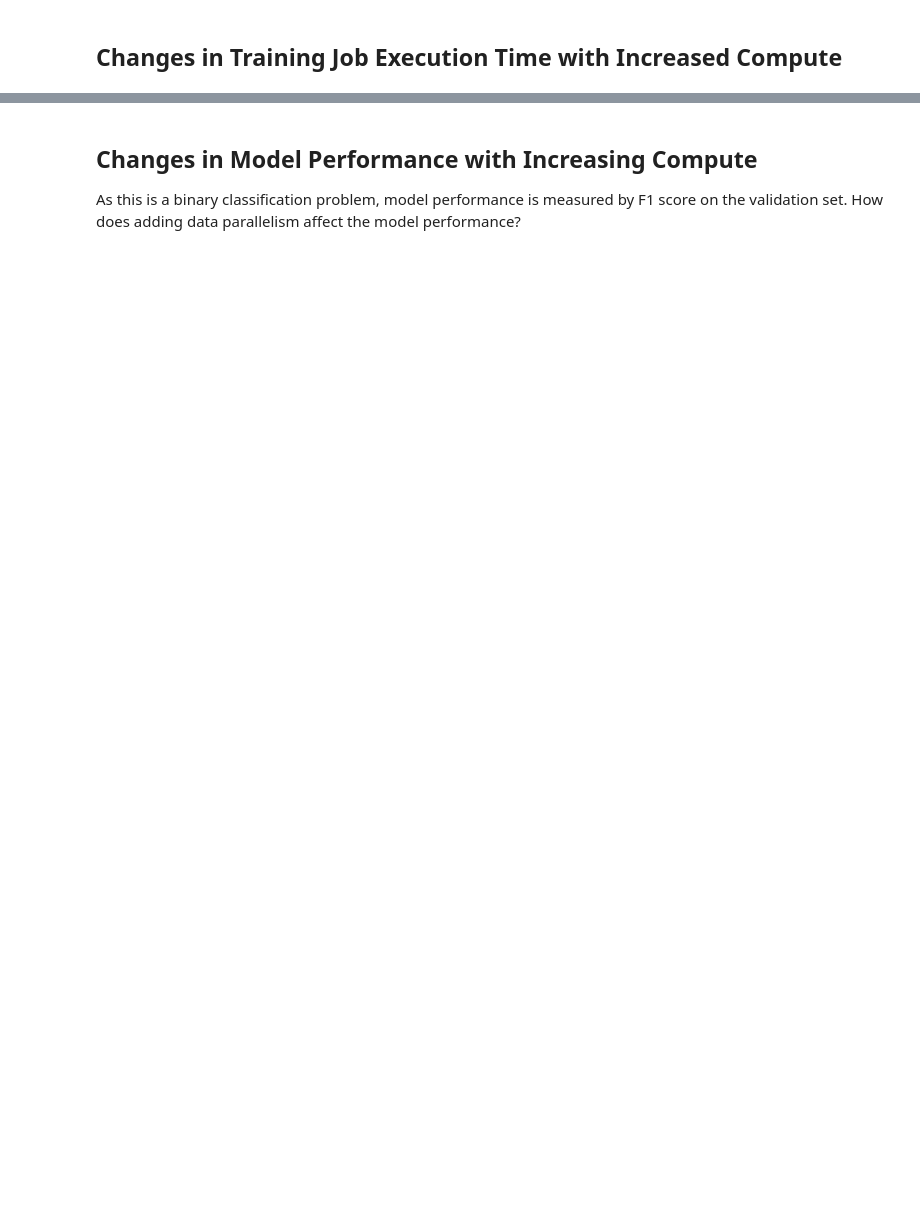
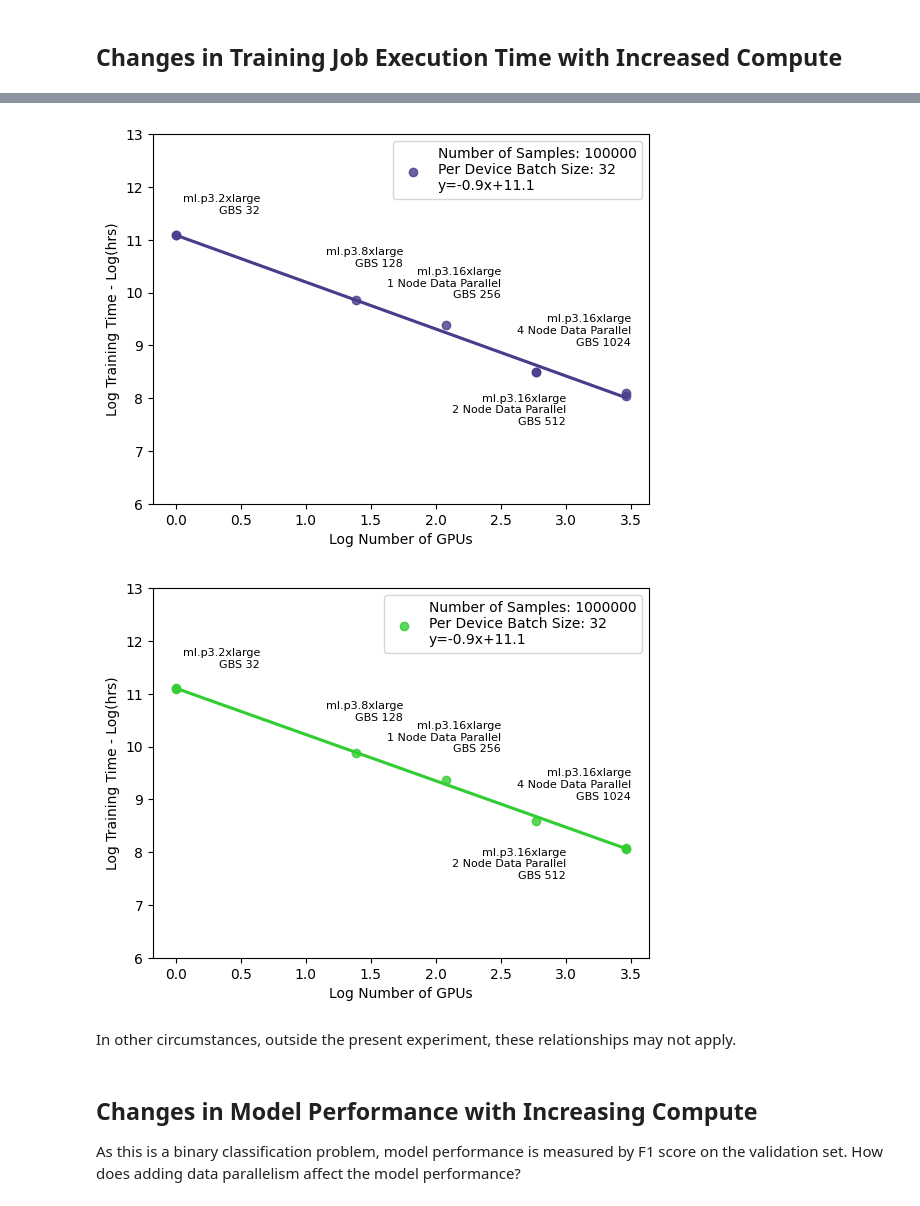
Before and after one commit to aws-samples/amazon-sagemaker-huggingface-benchmark, a Jupyter notebook: notebooks/analyze_results.ipynb, the cells around one changed output, grey strips where cells are left out. Saved outputs shown, nothing was run; the diff lists cells and outputs as text; code cells hidden in the pictures; blank space fills up the shorter version.

```diff
--- a/notebooks/analyze_results.ipynb
+++ b/notebooks/analyze_results.ipynb
@@ -146,3 +112,45 @@ g = sns.catplot(x="num_gpus", y="log_train_time", hue="global_batch_size",
+# %%
+from scipy import stats
+
+dataset_sizes = [100000,1000000]
+colours = ["darkslateblue","limegreen"]
+
+for ix, dataset in enumerate(dataset_sizes):
+
+    # subset df to runs of interest
+    df = results.iloc[:21].copy()
+    df = df.loc[df['dataset_size'] == dataset]
+
+    # capture regression relationship
+    slope, intercept, r_value, pv, se = stats.linregress(df['log_num_gpus'],df['log_train_time'])
+
+    g = sns.regplot(x="log_num_gpus", y="log_train_time", data=df, color = colours[ix],
+
+        ci=None, label="Number of Samples: {0:}\nPer Device Batch Size: 32\ny={1:.1f}x+{2:.1f}".format(dataset,slope, intercept)).legend(loc="best")
+
+    ax = g.axes
+
+    # create position points for labels
+    instance_labels = ['ml.p3.2xlarge\nGBS 32', 'ml.p3.8xlarge\nGBS 128', 'ml.p3.16xlarge\n1 Node Data Parallel\nGBS 256', 'ml.p3.16xlarge\n2 Node Data Parallel\nGBS 512', 'ml.p3.16xlarge\n4 Node Data Parallel\nGBS 1024']
+    train_times = [11.5, 10.5, 9.9, 7.5, 9]
+    num_gpus = [.65, 1.75, 2.5, 3.0, 3.5]
+
+    for ix, text in enumerate(instance_labels):
+        x = num_gpus[ix]
+        y = train_times[ix]
+        ax.text(x,y,text, horizontalalignment='right', font = {'size':8})
+
+    #  customize plot
+    plt.xlabel("Log Number of GPUs")
+    plt.ylabel("Log Training Time - Log(hrs)")
+    plt.ylim(6,13)
+    plt.savefig(f'../reports/figures/{dataset}_loglinreg.png', bbox_inches = "tight")
+    plt.show()
+# %% [output]
+[figure, added]
+[figure, added]
+# %% [markdown]
+In other circumstances, outside the present experiment, these relationships may not apply.
 # %% [markdown]
 ## Changes in Model Performance with Increasing Compute
 
```
Also changed, not shown: parts of 16 cells of this notebook, 15 other files.
